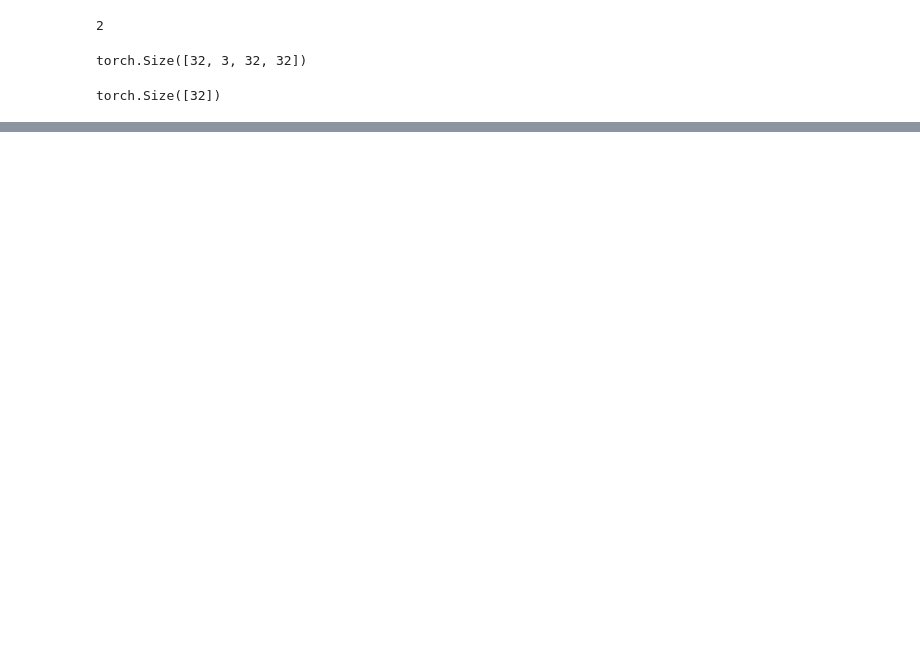
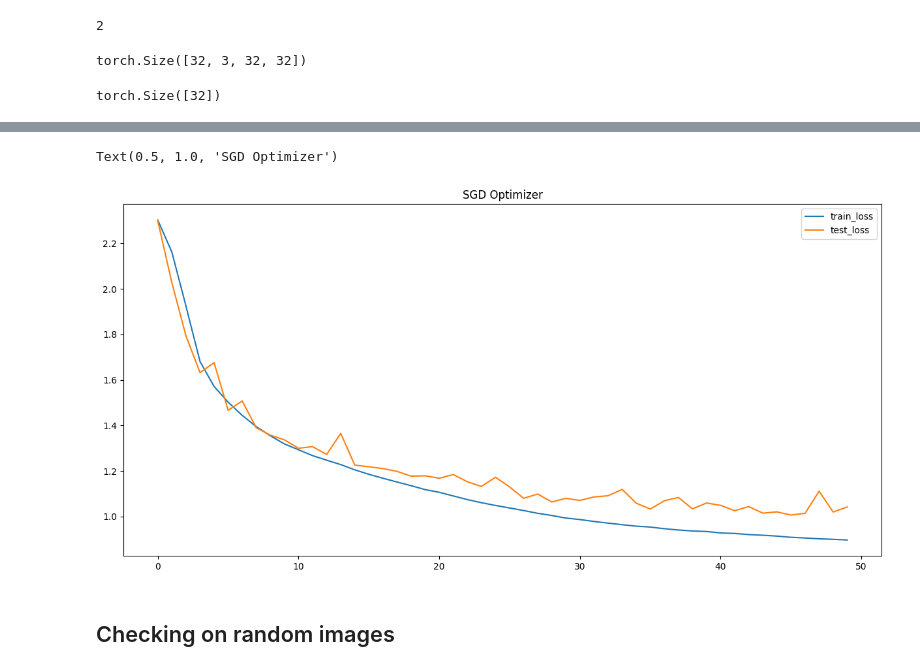
Before and after one commit to rohithsiddi/CIFAR, a Jupyter notebook: CIFAR_notebook.ipynb, the cells around one changed output, grey strips where cells are left out. Drawn from its saved outputs; the diff is of its cells as text; code cells hidden in the pictures; blank space fills up the shorter version.

```diff
--- a/CIFAR_notebook.ipynb
+++ b/CIFAR_notebook.ipynb
@@ -224,0 +409,30 @@ total_train_time_model_1 = print_train_time(start=train_time_start,
+# %%
+loss_fn = nn.CrossEntropyLoss()
+optimizer = torch.optim.SGD(params=model_2.parameters(),
+                             lr=0.01)
+# %%
+torch.manual_seed(42)
+
+train_loss_list=[]
+test_loss_list=[]
+
+
+epochs = 50
+for epoch in tqdm(range(epochs)):
+    print(f"Epoch: {epoch}\n---------")
+    train_loss=train_step(data_loader=train_dataloader,
+        model=model_2,
+        loss_fn=loss_fn,
+        optimizer=optimizer,
+        accuracy_fn=accuracy_fn,
+        device=device
+    )
+    train_loss_list.append(train_loss)
+
+    test_loss=test_step(data_loader=test_dataloader,
+        model=model_2,
+        loss_fn=loss_fn,
+        accuracy_fn=accuracy_fn,
+        device=device
+    )
+    test_loss_list.append(test_loss)
@@ -224,0 +457,17 @@ total_train_time_model_1 = print_train_time(start=train_time_start,
+# %%
+train_loss_numpy=[]
+test_loss_numpy=[]
+for losses in train_loss_list:
+  train_loss_numpy.append(losses.detach().cpu().numpy())
+for losses in test_loss_list:
+  test_loss_numpy.append(losses.detach().cpu().numpy())
+
+plt.figure(figsize=(15, 7))
+
+plt.plot(train_loss_numpy, label='train_loss')
+plt.plot(test_loss_numpy, label='test_loss')
+plt.legend()
+plt.title("SGD Optimizer")
+# %% [output]
+Text(0.5, 1.0, 'SGD Optimizer')
+[figure, added]
@@ -224,0 +518,2 @@ total_train_time_model_1 = print_train_time(start=train_time_start,
+# %% [markdown]
+## Checking on random images
```
Also changed, not shown: parts of 35 cells of this notebook.
